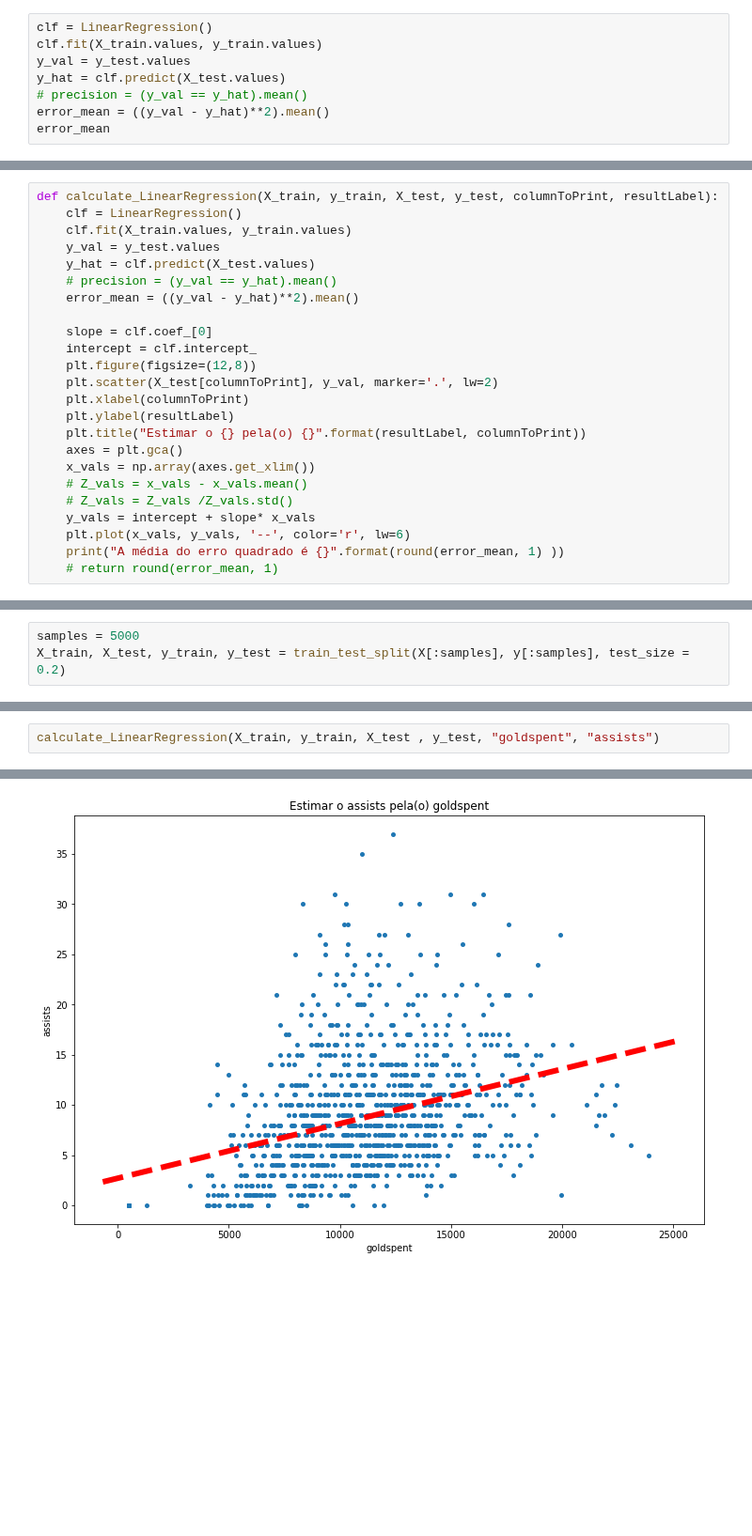
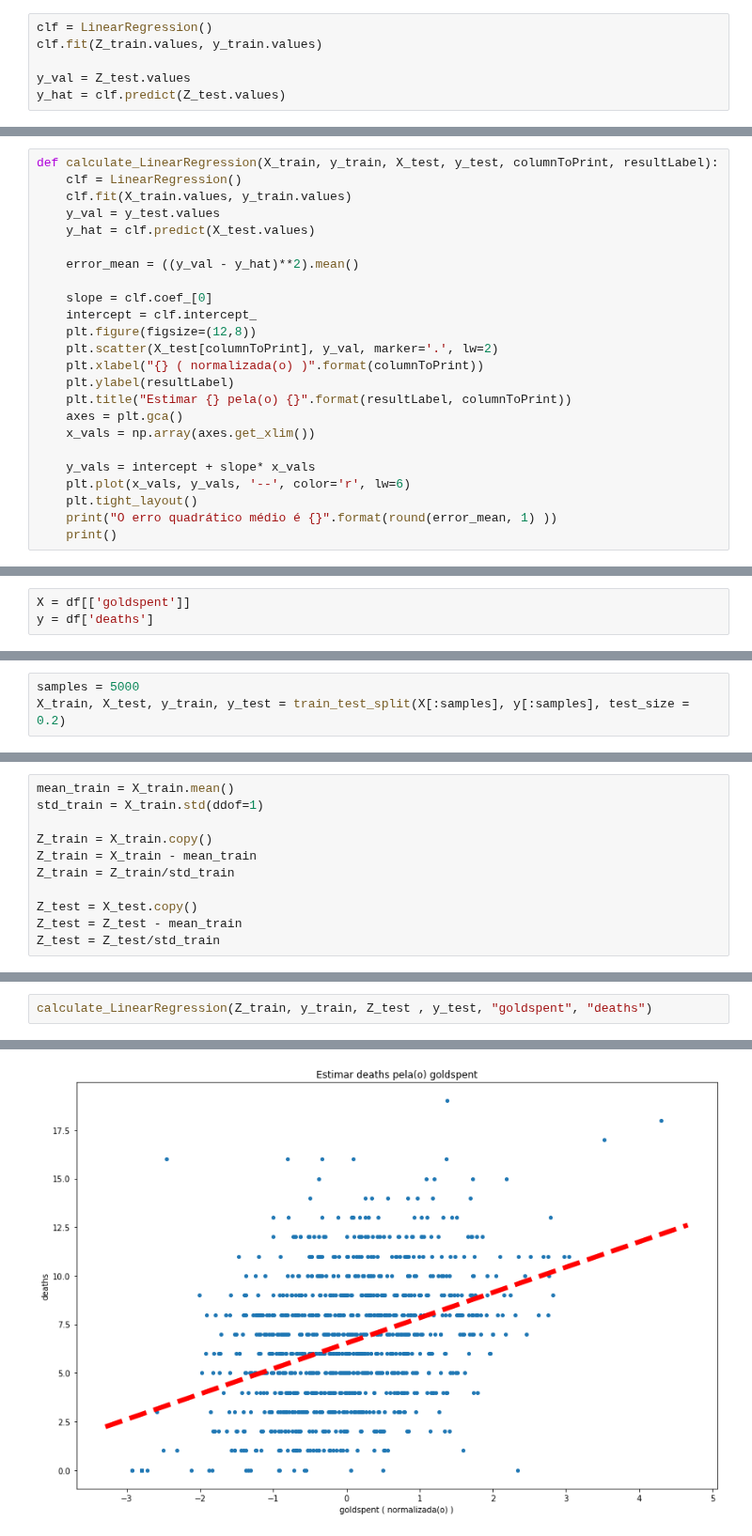
Before and after one commit to guilhermepoluc/league-of-legends-analysis-icd, a Jupyter notebook: regressao.ipynb, the cells around one changed output, grey strips where cells are left out. Shown at 94% size. Cells and saved outputs as stored; diff of their text form; blank space fills up the shorter version.

Commit message:
Regression file almost complete

```diff
--- a/regressao.ipynb
+++ b/regressao.ipynb
@@ -57,8 +123,6 @@ X_train, X_test, y_train, y_test = train_test_split(X[:samples], y[:samples], te
 # %%
 clf = LinearRegression()
-clf.fit(X_train.values, y_train.values)
-y_val = y_test.values
-y_hat = clf.predict(X_test.values)
-# precision = (y_val == y_hat).mean()
-error_mean = ((y_val - y_hat)**2).mean()
-error_mean
+clf.fit(Z_train.values, y_train.values)
+
+y_val = Z_test.values
+y_hat = clf.predict(Z_test.values)
@@ -71,22 +132,22 @@ def calculate_LinearRegression(X_train, y_train, X_test, y_test, columnToPrint,
     clf.fit(X_train.values, y_train.values)
     y_val = y_test.values
     y_hat = clf.predict(X_test.values)
-    # precision = (y_val == y_hat).mean()
+
     error_mean = ((y_val - y_hat)**2).mean()
 
     slope = clf.coef_[0]
     intercept = clf.intercept_
     plt.figure(figsize=(12,8))
     plt.scatter(X_test[columnToPrint], y_val, marker='.', lw=2)
-    plt.xlabel(columnToPrint)
+    plt.xlabel("{} ( normalizada(o) )".format(columnToPrint))
     plt.ylabel(resultLabel)
-    plt.title("Estimar o {} pela(o) {}".format(resultLabel, columnToPrint))
+    plt.title("Estimar {} pela(o) {}".format(resultLabel, columnToPrint))
     axes = plt.gca()
     x_vals = np.array(axes.get_xlim())
-    # Z_vals = x_vals - x_vals.mean()
-    # Z_vals = Z_vals /Z_vals.std()
+
     y_vals = intercept + slope* x_vals
     plt.plot(x_vals, y_vals, '--', color='r', lw=6)
-    print("A média do erro quadrado é {}".format(round(error_mean, 1) ))
-    # return round(error_mean, 1)
+    plt.tight_layout()
+    print("O erro quadrático médio é {}".format(round(error_mean, 1) ))
+    print()
 # %%
@@ -163,0 +182,3 @@ y = df['assists']
+# %%
+X = df[['goldspent']]
+y = df['deaths']
@@ -166,0 +192,11 @@ X_train, X_test, y_train, y_test = train_test_split(X[:samples], y[:samples], te
+# %%
+mean_train = X_train.mean()
+std_train = X_train.std(ddof=1)
+
+Z_train = X_train.copy()
+Z_train = X_train - mean_train
+Z_train = Z_train/std_train
+
+Z_test = X_test.copy()
+Z_test = Z_test - mean_train
+Z_test = Z_test/std_train
@@ -167,3 +228,3 @@ X_train, X_test, y_train, y_test = train_test_split(X[:samples], y[:samples], te
 # %%
-calculate_LinearRegression(X_train, y_train, X_test , y_test, "goldspent", "assists")
+calculate_LinearRegression(Z_train, y_train, Z_test , y_test, "goldspent", "deaths")
 # %% [output]
@@ -171,2 +232,2 @@ A média do erro quadrado é 33.5
-[figure, old version]
+[figure, new version]
 # %%
```
Also changed, not shown: parts of 42 cells of this notebook.
